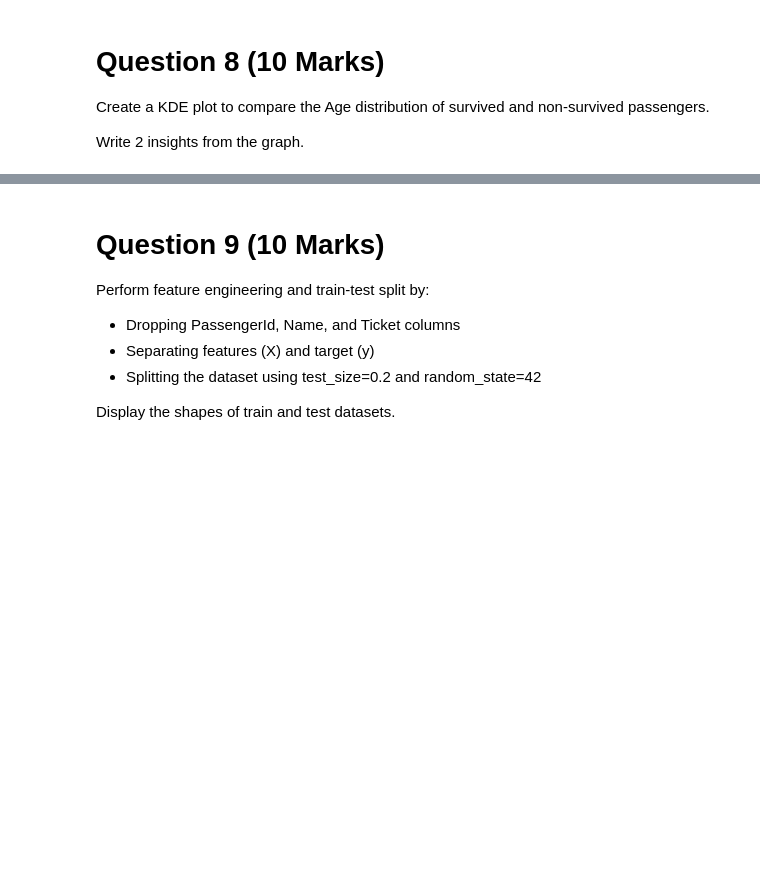
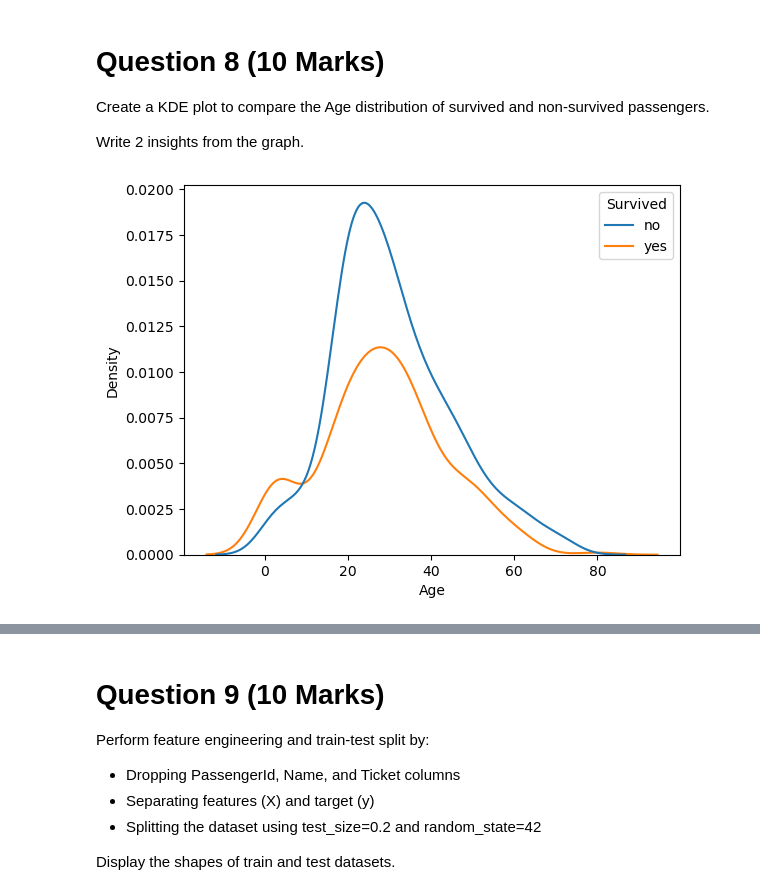
Before and after one commit to swdrana/Artificial-Intelligent-Machine-Learning, a Jupyter notebook: 02. Machine Learning/Module 04 ML Assignment 01/ML_Assignment_01_MY_EXAM_ANSWER.ipynb, the cells around one changed output, grey strips where cells are left out. Cells and saved outputs as stored; diff of their text form; code cells hidden in the pictures; blank space fills up the shorter version.

```diff
--- a/02. Machine Learning/Module 04 ML Assignment 01/ML_Assignment_01_MY_EXAM_ANSWER.ipynb
+++ b/02. Machine Learning/Module 04 ML Assignment 01/ML_Assignment_01_MY_EXAM_ANSWER.ipynb
@@ -197,3 +238,8 @@ Write 2 observations from the visualization.
 Create a KDE plot to compare the Age distribution of survived and non-survived passengers.
 
 Write 2 insights from the graph.
+# %%
+sns.kdeplot(data=df, x='Age', hue='Survived')
+plt.show()
+# %% [output]
+[figure, added]
```
Also changed, not shown: parts of 10 cells of this notebook.
